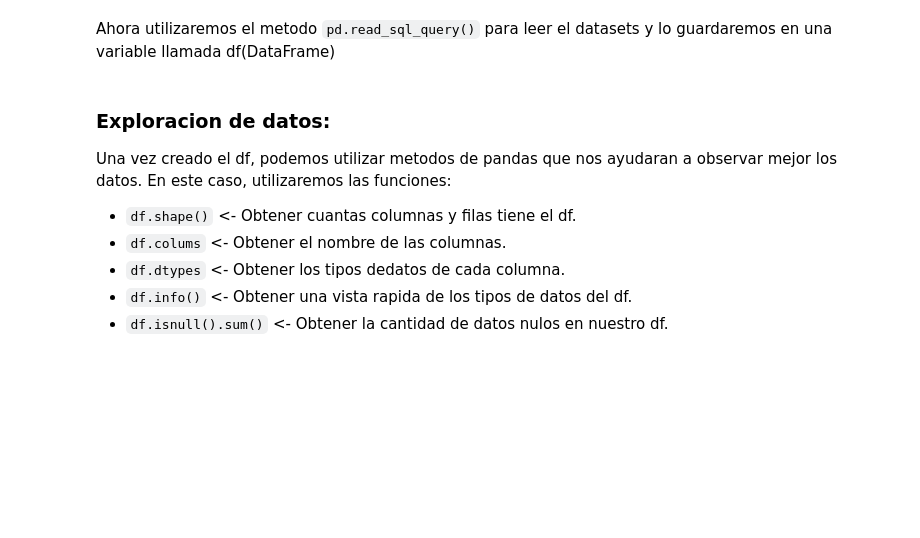
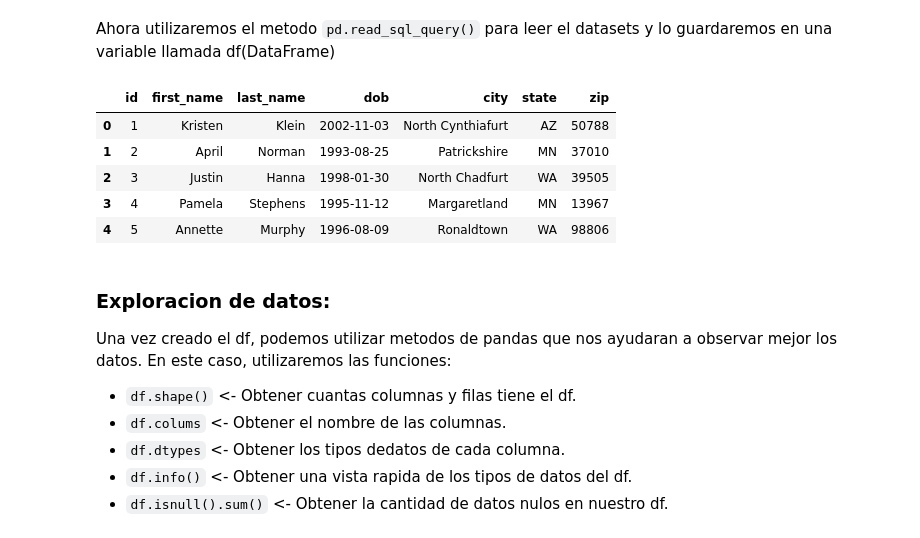
Before and after one commit to sr-roboto/introduccion_pandas, a Jupyter notebook: index.ipynb, the cells around one changed output. Cells and saved outputs as stored; diff of their text form; code cells hidden in the pictures; blank space fills up the shorter version.

```diff
--- a/index.ipynb
+++ b/index.ipynb
@@ -20,5 +41,18 @@ Ahora que ya tenemos nuestro datasets, vamos a utilizar pandas para leer nuestro
 # %% [markdown]
 Ahora utilizaremos el metodo `pd.read_sql_query()` para leer el datasets y lo guardaremos en una variable llamada df(DataFrame)
+# %%
+conn = sqlite3.connect('customer.sqlite')
+
+df = pd.read_sql_query("SELECT * FROM customer", conn)
+conn.close()
+df.head()
+# %% [output]
+|  | id | first_name | last_name | dob | city | state | zip |
+| 0 | 1 | Kristen | Klein | 2002-11-03 | North Cynthiafurt | AZ | 50788 |
+| 1 | 2 | April | Norman | 1993-08-25 | Patrickshire | MN | 37010 |
+| 2 | 3 | Justin | Hanna | 1998-01-30 | North Chadfurt | WA | 39505 |
+| 3 | 4 | Pamela | Stephens | 1995-11-12 | Margaretland | MN | 13967 |
+| 4 | 5 | Annette | Murphy | 1996-08-09 | Ronaldtown | WA | 98806 |
 # %% [markdown]
 ### Exploracion de datos:
 Una vez creado el df, podemos utilizar metodos de pandas que nos ayudaran a observar mejor los datos.
```
Also changed, not shown: parts of 15 cells of this notebook, 2 other files.
